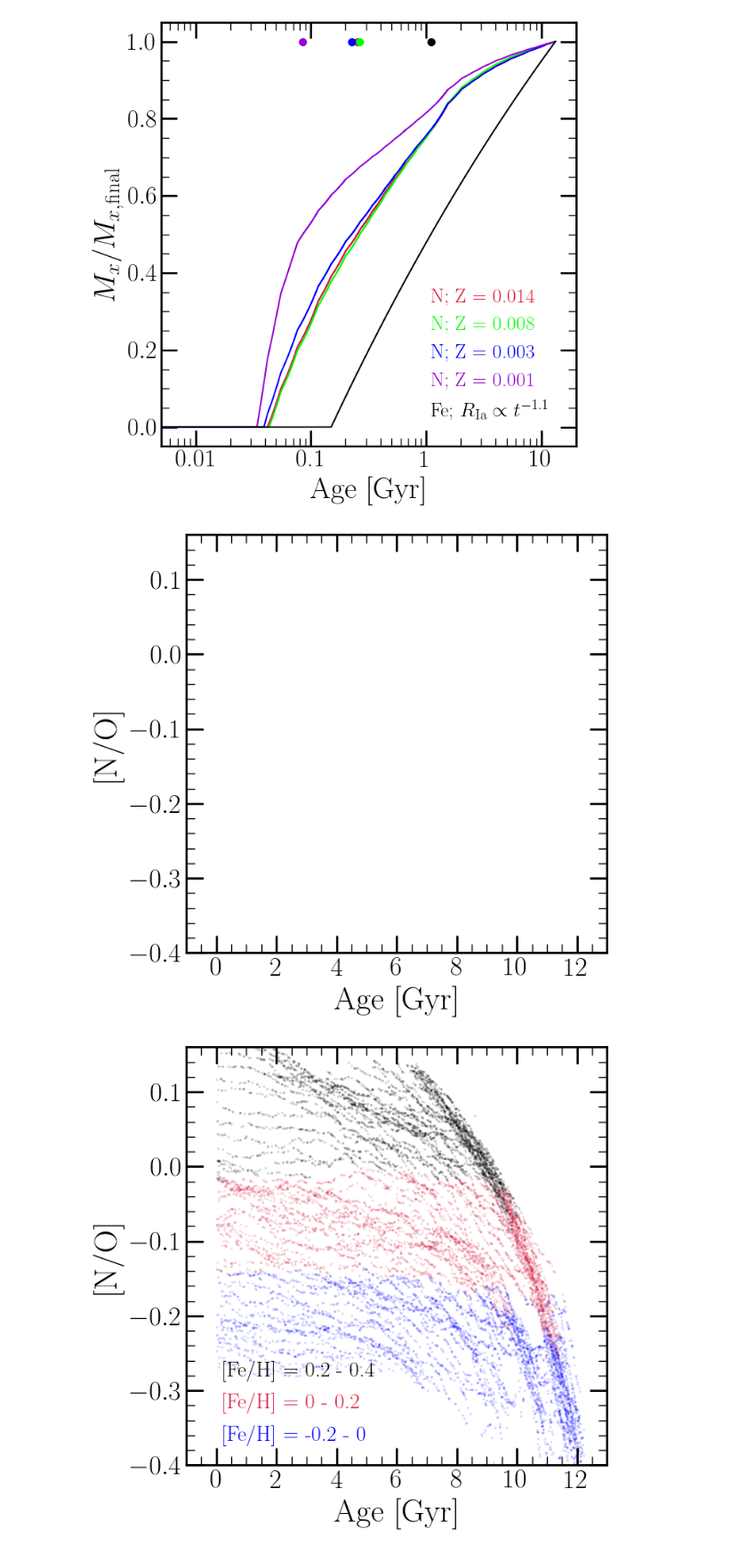
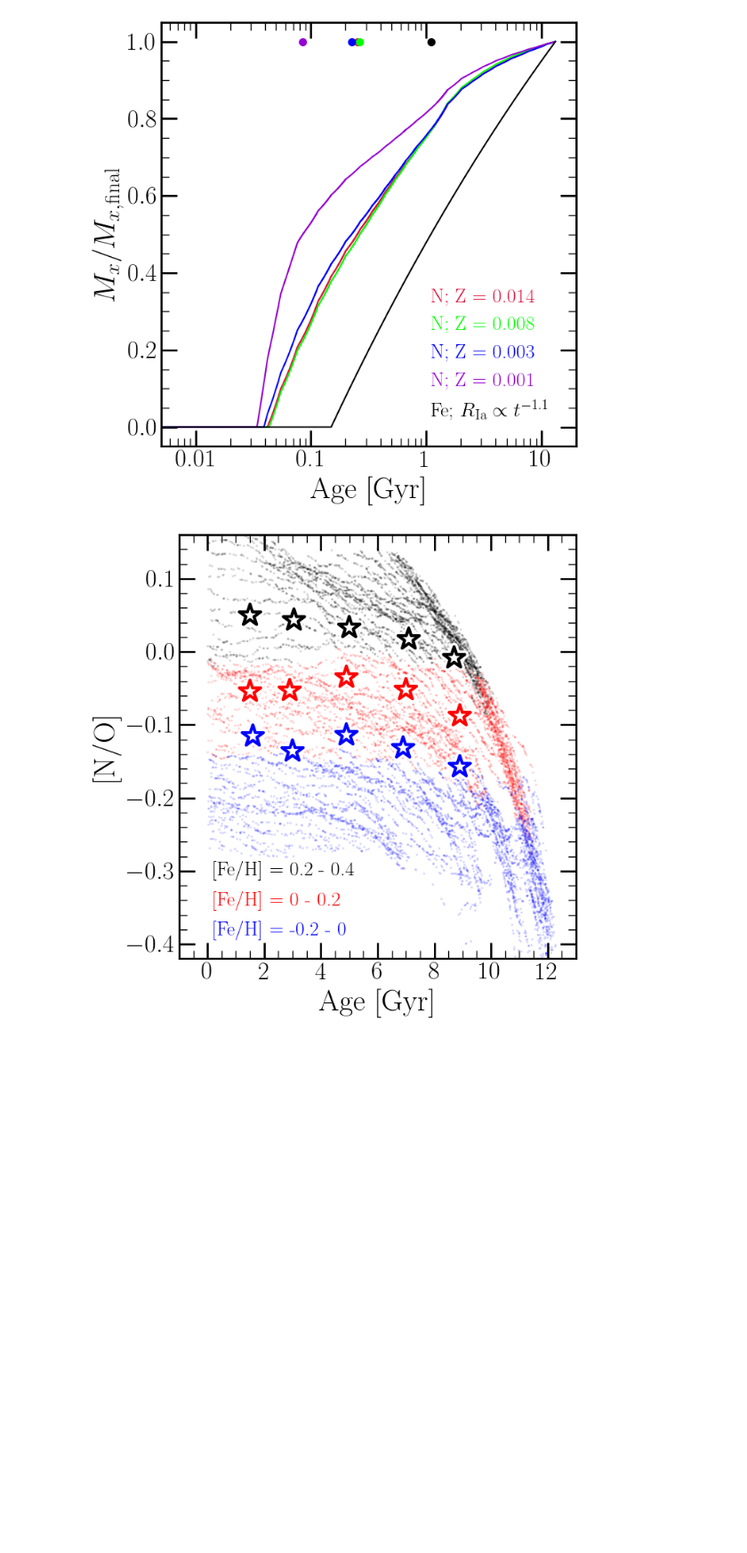
Before and after one commit to giganano/AGBmigration, a Jupyter notebook: notebooks/paper_plots.ipynb, the cells around one changed output. Shown at 89% size. Drawn from its saved outputs; the diff is of its cells as text; code cells hidden in the pictures; blank space fills up the shorter version.

Commit message:
outline updates

```diff
--- a/notebooks/paper_plots.ipynb
+++ b/notebooks/paper_plots.ipynb
@@ -825,11 +888,17 @@ ax.set_xlabel("[O/H]")
 ax.set_ylabel("[N/O]")
 ax.set_xlim([-0.8, 0.8])
 ax.set_ylim([-0.7, 0.7])
+# names = [
+#     "../outputs/diffusion/insideout_karakas10",
+#     "../outputs/diffusion/insideout_karakas10_linearcc",
+#     "../outputs/diffusion/insideout_karakas16",
+#     "../outputs/diffusion/insideout_karakas16_brokencc"
+# ]
 names = [
-    "../outputs/diffusion/insideout_karakas10",
-    "../outputs/diffusion/insideout_karakas10_linearcc",
-    "../outputs/diffusion/insideout_karakas16",
-    "../outputs/diffusion/insideout_karakas16_brokencc"
+    "../outputs/post-process/insideout_karakas10",
+    "../outputs/post-process/insideout_karakas10_linearcc",
+    "../outputs/post-process/insideout_karakas16",
+    "../outputs/post-process/insideout_karakas16_brokencc"
 ]
 outputs = [vice.output(_) for _ in names]
 colors = ["crimson", "crimson", "blue", "blue"]
@@ -1047,13 +1116,13 @@ ax.set_xlim([-1, 13])
 ax.set_xticks(range(0, 14, 2))
 ax.set_xlabel("Age [Gyr]")
 ax.set_ylabel("[N/O]")
-ax.set_ylim([-0.4, 0.16])
+ax.set_ylim([-0.42, 0.16])
 
 
 out = vice.output("../outputs/diffusion/insideout")
 feh_bins = [[0.2, 0.4], [0.0, 0.2], [-0.2, 0.0]]
 age_bins = [[0, 2], [2, 4], [4, 6], [6, 8], [8, 10]]
-colors = ["black", "crimson", "blue"]
+colors = ["black", "red", "blue"]
 stars = out.stars.filter(
     "zone_final", ">=", 20).filter(
     "zone_final", "<=", 154)
@@ -1082,34 +1151,36 @@ for i in range(len(feh_bins)):
 
 
 v21 = src.data.read("vincenzo2021")
+outline = pe.withStroke(linewidth = 8, foreground = "white")
 for i in range(len(feh_bins)):
     sub_ = v21.filter("[fe/h]", ">=", feh_bins[i][0]).filter("[fe/h]", "<=", feh_bins[i][1])
     for j in range(len(age_bins)):
         sub = sub_.filter("age", ">=", age_bins[j][0]).filter("age", "<=", age_bins[j][1])
         age = np.median(sub["age"])
         no = np.median(sub["[n/o]"])
 #         age_errbar = [[age - age_bins[j][0]], [age_bins[j][1] - age]]
 #         no_errbar = np.std(sub["[n/o]"])
 #         kwargs = {
 #             "color": plots.mpltoolkit.named_colors()[colors[i]],
 #             "marker": plots.mpltoolkit.markers()["star"],
 #             "markerfacecolor": plots.mpltoolkit.named_colors()["white"],
 #             "markeredgecolor": plots.mpltoolkit.named_colors()[colors[i]],
 #             "markersize": 20
 #         }
 #         ax1.errorbar(age, no, xerr = age_errbar, yerr = no_errbar, **kwargs)
         kwargs = {
             "marker": plots.mpltoolkit.markers()["star"],
             "facecolor": plots.mpltoolkit.named_colors()["white"],
             "edgecolor": plots.mpltoolkit.named_colors()[colors[i]],
-            "s": 500
+            "s": 500,
+            "linewidths": 3.0,
+            "path_effects": [outline]
         }
         ax.scatter(age, no, **kwargs)
 
 plt.tight_layout()
 plt.subplots_adjust(wspace = 0)
 plt.savefig("../paper/no_vs_age.pdf")
 plt.show()
 # %% [output]
-[figure, old version]
+[figure, new version]
-[figure, removed]
```
Also changed, not shown: parts of 7 cells of this notebook, 19 other files.
